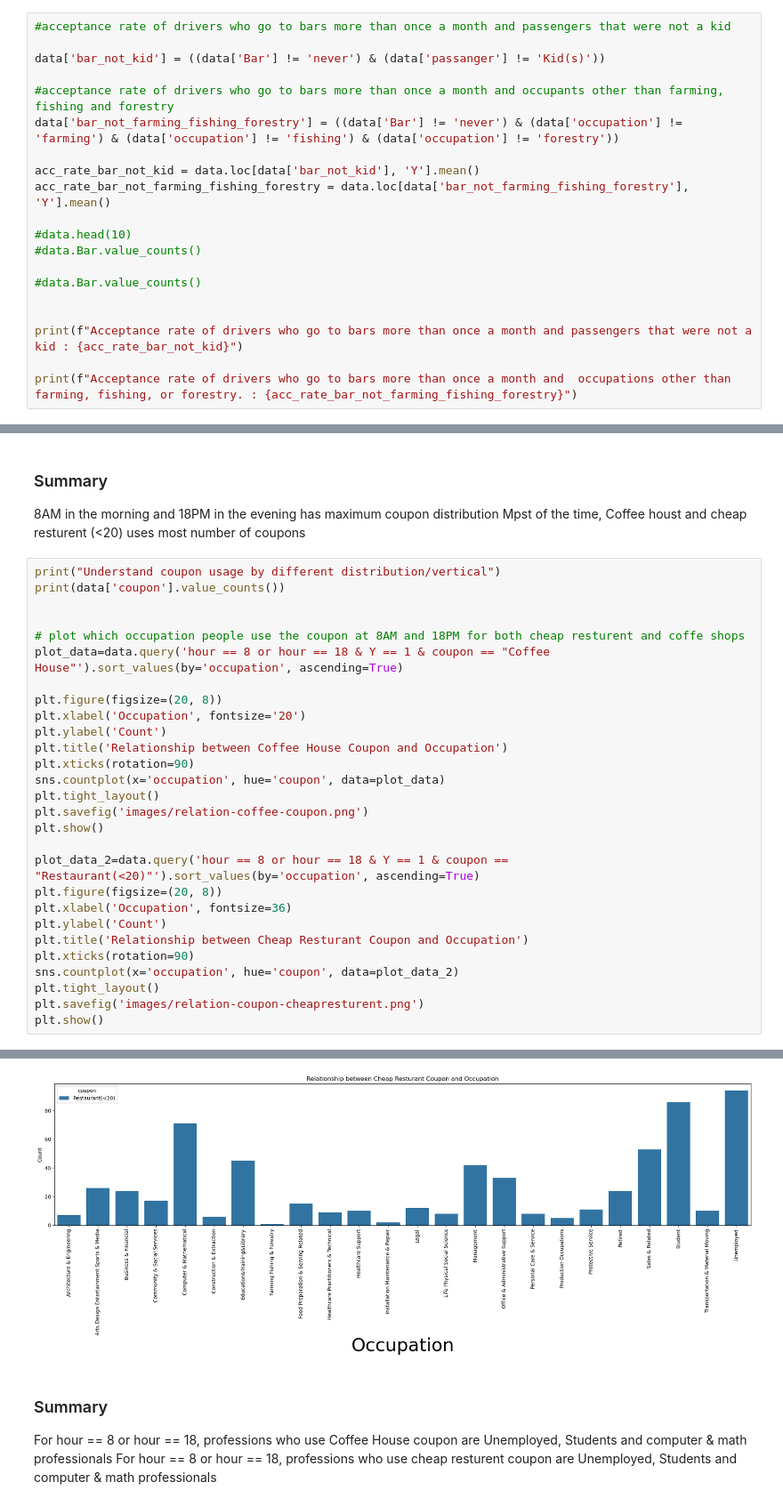
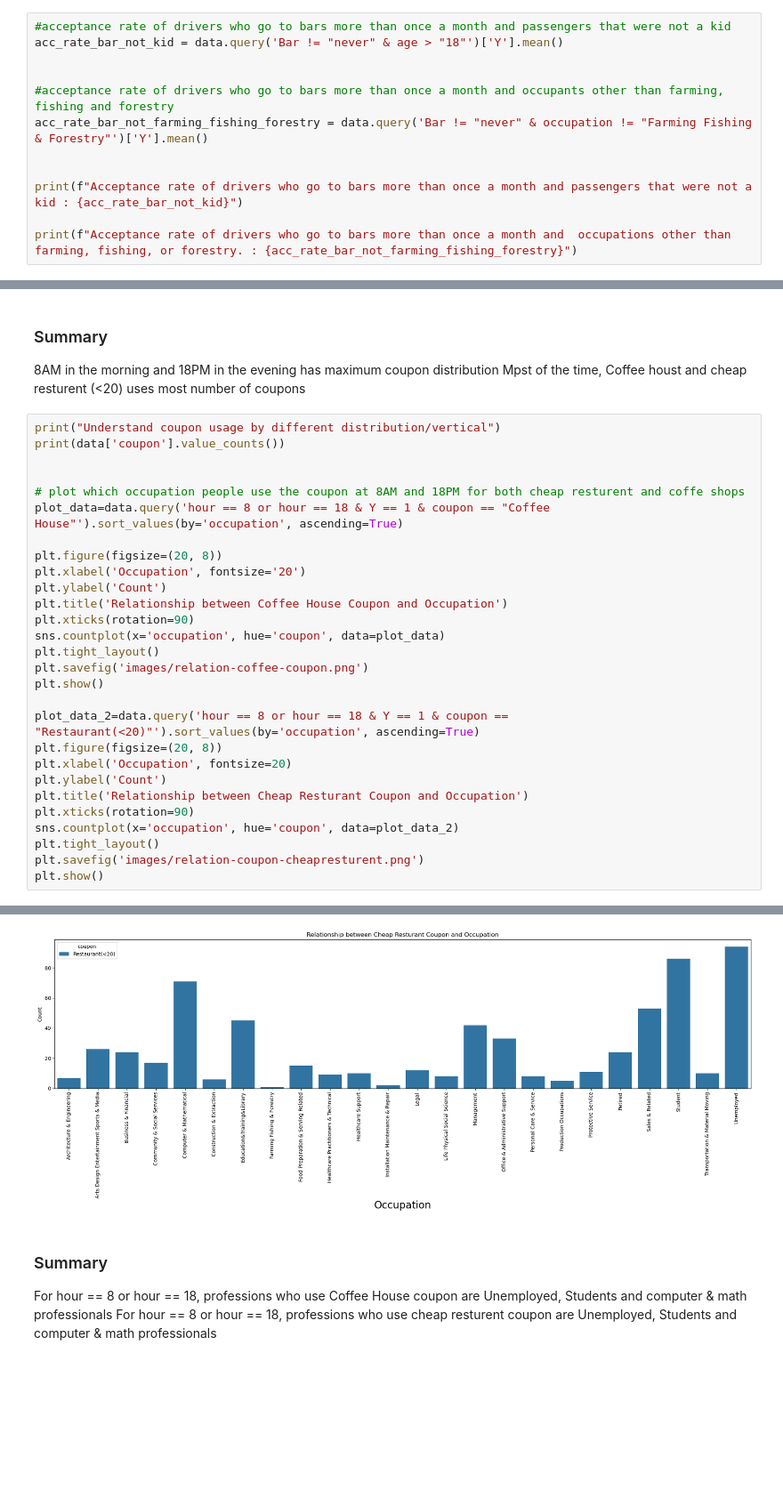
Before and after one commit to hegdesan-us/assignment_5_1, a Jupyter notebook: prompt_sol.ipynb, the cells around one changed output, grey strips where cells are left out. Shown at 89% size. Saved outputs shown, nothing was run; the diff lists cells and outputs as text; blank space fills up the shorter version.

```diff
--- a/prompt_sol.ipynb
+++ b/prompt_sol.ipynb
@@ -321,19 +330,11 @@ There appears to be a higher acceptance rate for drivers who go to a bar more th
 5. Use the same process to compare the acceptance rate between drivers who go to bars more than once a month and had passengers that were not a kid and had occupations other than farming, fishing, or forestry.
 # %%
 #acceptance rate of drivers who go to bars more than once a month and passengers that were not a kid
+acc_rate_bar_not_kid = data.query('Bar != "never" & age > "18"')['Y'].mean()
 
-data['bar_not_kid'] = ((data['Bar'] != 'never') & (data['passanger'] != 'Kid(s)'))
 
 #acceptance rate of drivers who go to bars more than once a month and occupants other than farming, fishing and forestry
-data['bar_not_farming_fishing_forestry'] = ((data['Bar'] != 'never') & (data['occupation'] != 'farming') & (data['occupation'] != 'fishing') & (data['occupation'] != 'forestry'))
-
-acc_rate_bar_not_kid = data.loc[data['bar_not_kid'], 'Y'].mean()
-acc_rate_bar_not_farming_fishing_forestry = data.loc[data['bar_not_farming_fishing_forestry'], 'Y'].mean()
-
-#data.head(10)
-#data.Bar.value_counts()
-
-#data.Bar.value_counts()
+acc_rate_bar_not_farming_fishing_forestry = data.query('Bar != "never" & occupation != "Farming Fishing & Forestry"')['Y'].mean()
 
 
 print(f"Acceptance rate of drivers who go to bars more than once a month and passengers that were not a kid : {acc_rate_bar_not_kid}")
@@ -448,35 +448,35 @@ plot_data=data.query('hour == 8 or hour == 18 & Y == 1 & coupon == "Coffee House
 
 plt.figure(figsize=(20, 8))
 plt.xlabel('Occupation', fontsize='20')
 plt.ylabel('Count')
 plt.title('Relationship between Coffee House Coupon and Occupation')
 plt.xticks(rotation=90)
 sns.countplot(x='occupation', hue='coupon', data=plot_data)
 plt.tight_layout()
 plt.savefig('images/relation-coffee-coupon.png')
 plt.show()
 
 plot_data_2=data.query('hour == 8 or hour == 18 & Y == 1 & coupon == "Restaurant(<20)"').sort_values(by='occupation', ascending=True)
 plt.figure(figsize=(20, 8))
-plt.xlabel('Occupation', fontsize=36)
+plt.xlabel('Occupation', fontsize=20)
 plt.ylabel('Count')
 plt.title('Relationship between Cheap Resturant Coupon and Occupation')
 plt.xticks(rotation=90)
 sns.countplot(x='occupation', hue='coupon', data=plot_data_2)
 plt.tight_layout()
 plt.savefig('images/relation-coupon-cheapresturent.png')
 plt.show()
 # %% [output]
 Understand coupon usage by different distribution/vertical
 coupon
 Coffee House             3989
 Restaurant(<20)          2779
 Carry out & Take away    2344
 Bar                      2010
 Restaurant(20-50)        1488
 Name: count, dtype: int64
 [figure]
-[figure, old version]
+[figure, new version]
 # %% [markdown]
 ### Summary
 For hour == 8 or hour == 18, professions who use Coffee House coupon are Unemployed, Students and computer & math professionals
```
Also changed, not shown: parts of 5 cells of this notebook, 3 other files.
